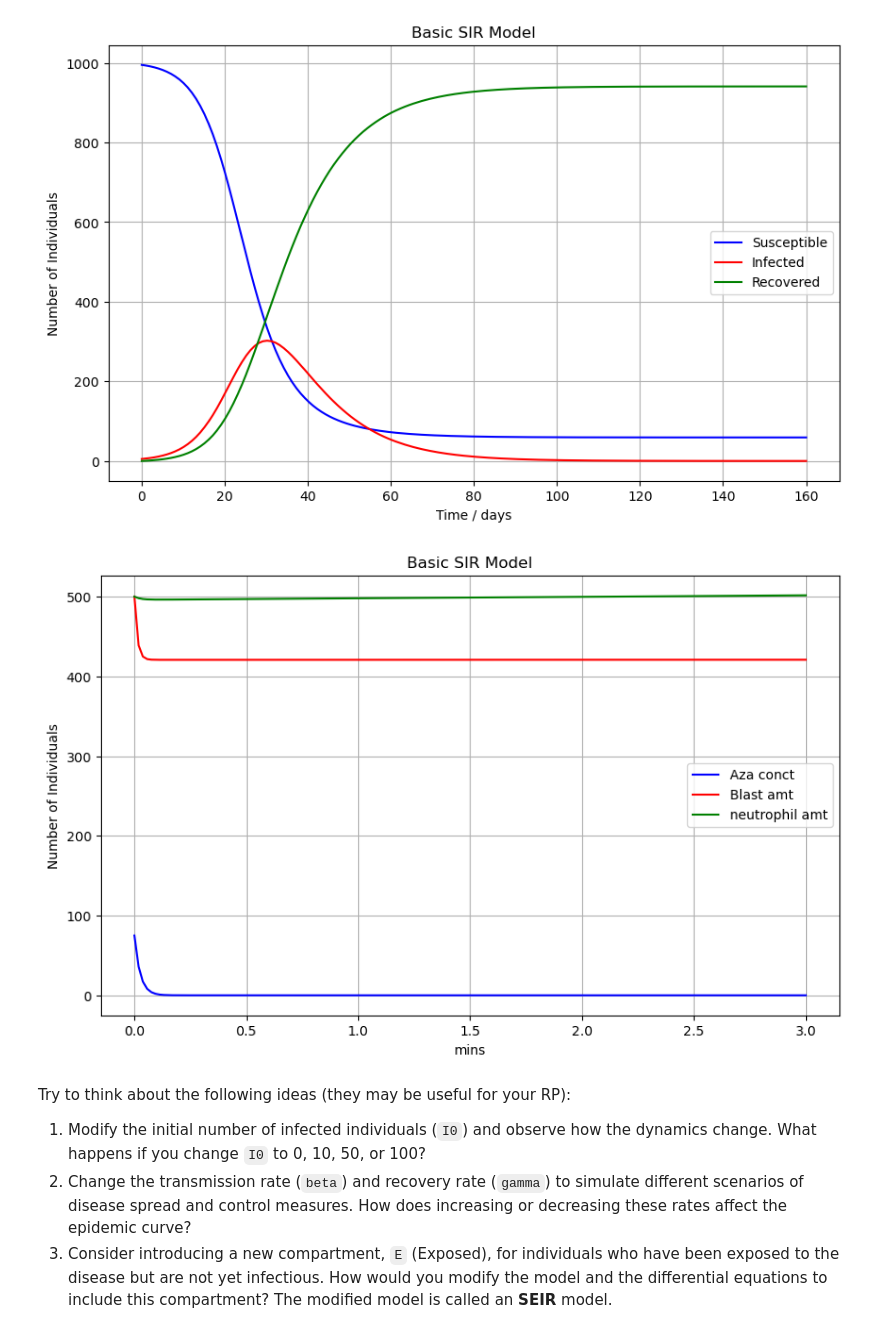
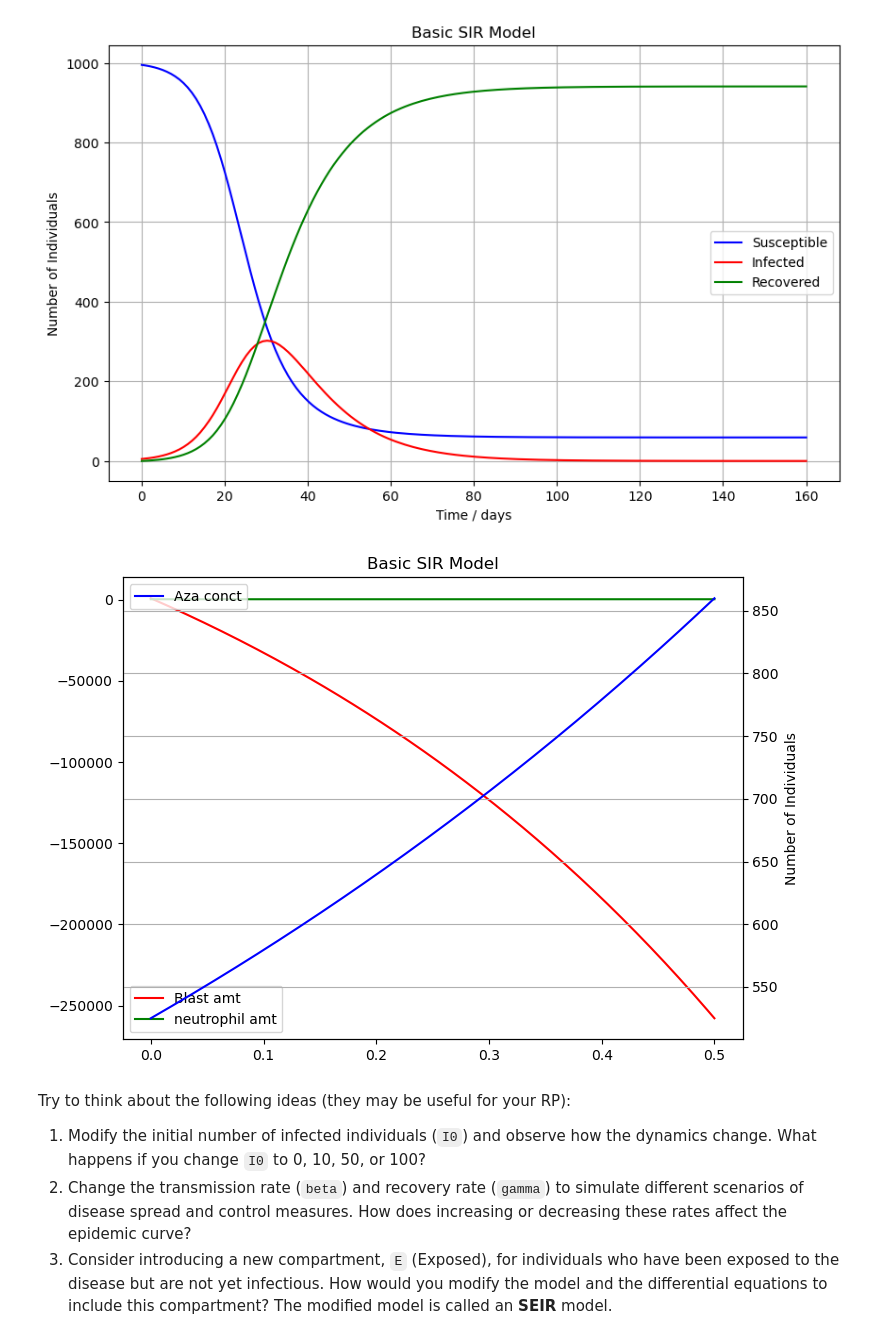
Before and after one commit to humdCoding/Rp4, a Jupyter notebook: Compartment Models Primer-Copy1.ipynb, the cells around one changed output. Cells and saved outputs as stored; diff of their text form; code cells hidden in the pictures.

```diff
--- a/Compartment Models Primer-Copy1.ipynb
+++ b/Compartment Models Primer-Copy1.ipynb
@@ -113,7 +113,7 @@ N = total population of cells
 b= growth rate of blast cells
 E = effect of azacitidine
 	= A*(1.1)
-A = amount of azacitidine
+A = initial amount of azacitidine
 W = population of neutrophils
 B = population of blast cells
 g = growth rate of neutrophils
@@ -121,13 +121,13 @@ k = clearance rate of azacitidine
 
 '''
 N =1000
-A0 = 75
-B0 = 500
-W0 = N -B0
-k = 40 #ml per second clearance rate
+A0 = 75 # the usuall dose is 75mg/m^2 for seven days  so 75*7
+B0 = 800
+W0 = N -B0 #This means that neutrophil population is dependant on Blast population
+k =  #the rate at which azacitidine becomes ineffective? assume it takes 28 days for 525 mg to become ineffective
 b = 0.1
-g = 0.651
-H = 4.67
+g = 0.651 #Feedback of neutrophil level on stem cell proliferation
+H = 4.67 #Equilibrium level of healthy neutrophils
 
 
 def model(y,t,N,H,k,b,g):
@@ -140,43 +140,50 @@ def model(y,t,N,H,k,b,g):
 
 y0 = A0,B0,W0
 
-t=  np.linspace(0, 3, 160)
+t=  np.linspace(0, 0.5, 160)
 ret = odeint(model, y0, t, args=(N, H, k,b,g))
 A,B,W = ret.T #Transpose the vector
 
 '''
 # SIR model differential equations.
 def sir_model(y, t, N, beta, gamma):
     S, I, R = y
     dSdt = -beta * S * I / N
     dIdt = beta * S * I / N - gamma * I
     dRdt = gamma * I
     return [dSdt, dIdt, dRdt]
 
 # Time vector
 t = np.linspace(0, 160, 160)
 
 # Initial conditions vector
 y0 = S0, I0, R0
 
 # Integrate the SIR equations over time t
 # This uses the odeint numerical integration function from the scipy package.
 ret = odeint(sir_model, y0, t, args=(N, beta, gamma))
 S, I, R = ret.T #Transpose the vector
 '''
 # Plotting
-plt.figure(figsize=(10, 6))
-plt.plot(t, A, 'b', label='Aza conct')
-plt.plot(t, B, 'r', label='Blast amt')
-plt.plot(t, W, 'g', label='neutrophil amt')
+#plt.figure(figsize=(10, 6))
+fig, ax1 = plt.subplots(figsize=(8, 6))
+ax2=ax1.twinx()
+ax2.plot(t, A, 'b', label='Aza conct')
+ax1.plot(t, B, 'r', label='Blast amt')
+ax1.plot(t, W, 'g', label='neutrophil amt')
+#ax2.set_ylim(0,100)
+#ax1.set_ylim(0,1000)
+#plt.plot(t, A, 'b', label='Aza conct')
+
 plt.title('Basic SIR Model')
 plt.xlabel('mins')
 plt.ylabel('Number of Individuals')
-plt.legend()
+ax1.legend()
+ax2.legend()
 plt.grid(True)
 plt.show()
 # %% [output]
-[figure, old version]
+[figure, new version]
 # %% [markdown]
 Try to think about the following ideas (they may be useful for your RP):
 
```
